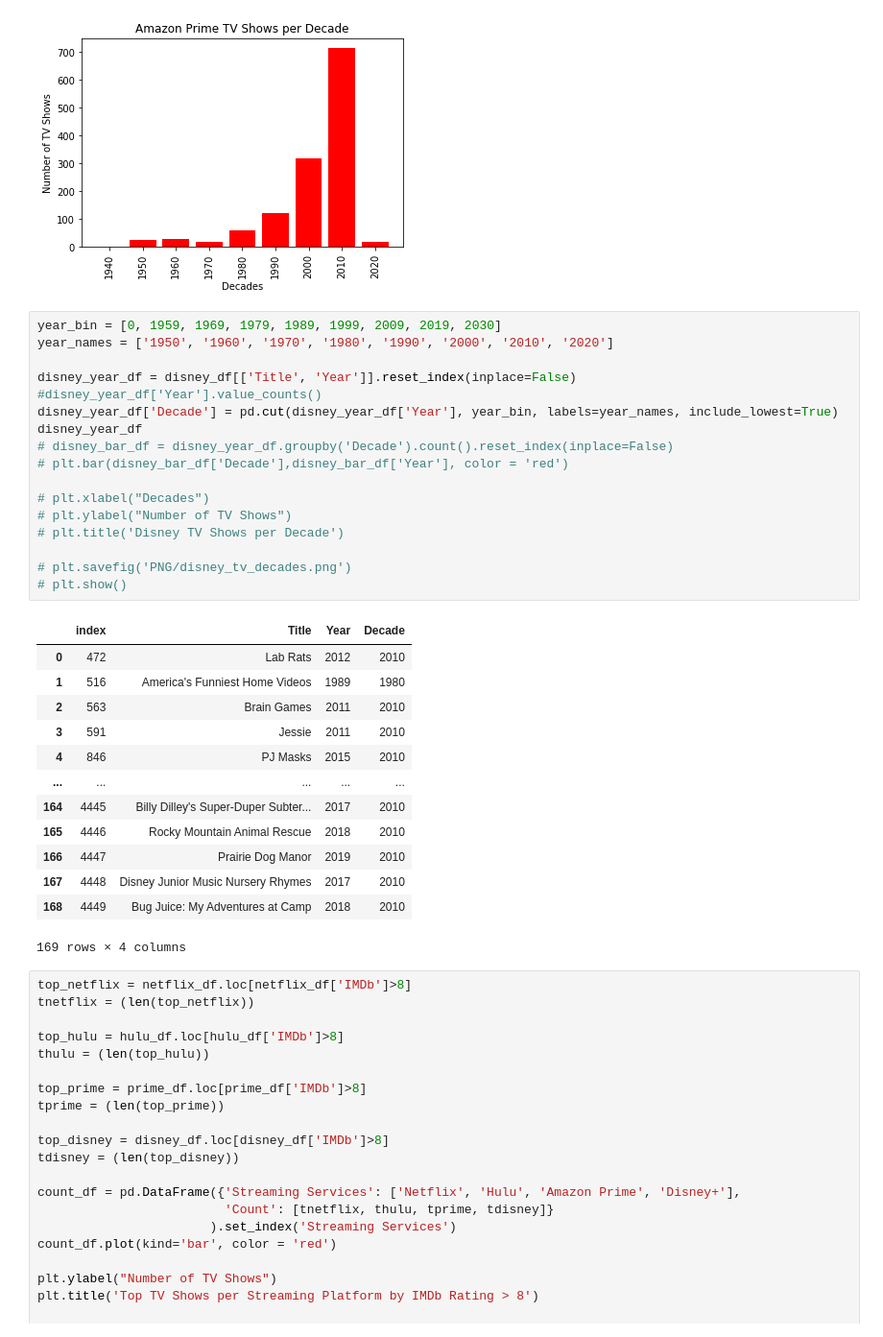
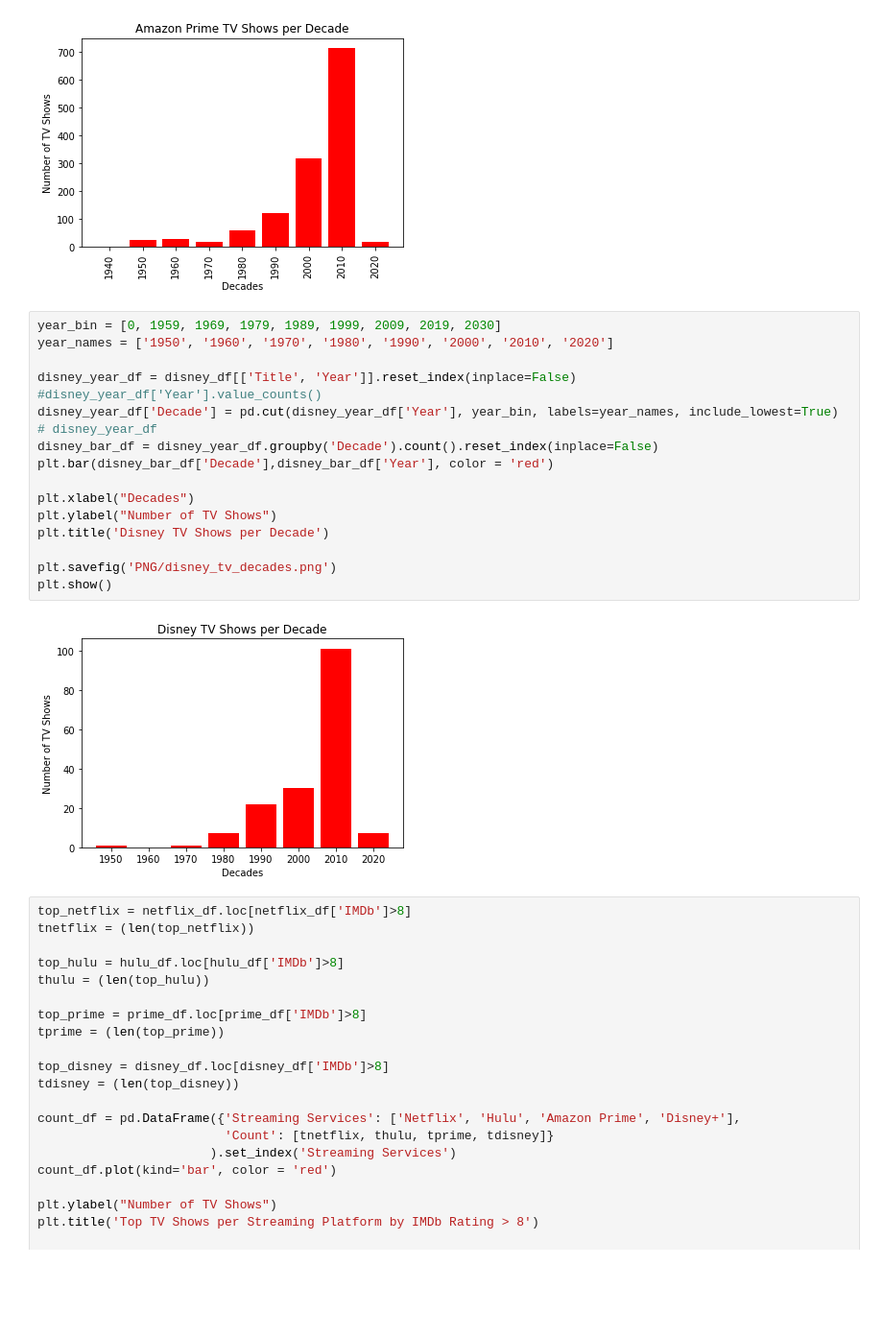
Before and after one commit to trevorguleserian/Project1, a Jupyter notebook: tv_data.ipynb, the cells around one changed output. Shown: that part at 96% size. Saved outputs shown, nothing was run; the diff lists cells and outputs as text; blank space fills up the shorter version.

```diff
--- a/tv_data.ipynb
+++ b/tv_data.ipynb
@@ -150,34 +150,22 @@ plt.show()
 # %%
 year_bin = [0, 1959, 1969, 1979, 1989, 1999, 2009, 2019, 2030]
 year_names = ['1950', '1960', '1970', '1980', '1990', '2000', '2010', '2020']
 
 disney_year_df = disney_df[['Title', 'Year']].reset_index(inplace=False)
 #disney_year_df['Year'].value_counts()
 disney_year_df['Decade'] = pd.cut(disney_year_df['Year'], year_bin, labels=year_names, include_lowest=True)
-disney_year_df
-# disney_bar_df = disney_year_df.groupby('Decade').count().reset_index(inplace=False)
-# plt.bar(disney_bar_df['Decade'],disney_bar_df['Year'], color = 'red')
+# disney_year_df
+disney_bar_df = disney_year_df.groupby('Decade').count().reset_index(inplace=False)
+plt.bar(disney_bar_df['Decade'],disney_bar_df['Year'], color = 'red')
 
-# plt.xlabel("Decades")
-# plt.ylabel("Number of TV Shows")
-# plt.title('Disney TV Shows per Decade')
+plt.xlabel("Decades")
+plt.ylabel("Number of TV Shows")
+plt.title('Disney TV Shows per Decade')
 
-# plt.savefig('PNG/disney_tv_decades.png')
-# plt.show()
+plt.savefig('PNG/disney_tv_decades.png')
+plt.show()
 # %% [output]
-|  | index | Title | Year | Decade |
-| 0 | 472 | Lab Rats | 2012 | 2010 |
-| 1 | 516 | America's Funniest Home Videos | 1989 | 1980 |
-| 2 | 563 | Brain Games | 2011 | 2010 |
-| 3 | 591 | Jessie | 2011 | 2010 |
-| 4 | 846 | PJ Masks | 2015 | 2010 |
-| ... | ... | ... | ... | ... |
-| 164 | 4445 | Billy Dilley's Super-Duper Subter... | 2017 | 2010 |
-| 165 | 4446 | Rocky Mountain Animal Rescue | 2018 | 2010 |
-| 166 | 4447 | Prairie Dog Manor | 2019 | 2010 |
-| 167 | 4448 | Disney Junior Music Nursery Rhymes | 2017 | 2010 |
-| 168 | 4449 | Bug Juice: My Adventures at Camp | 2018 | 2010 |
-169 rows × 4 columns
+[figure, added]
 # %%
 top_netflix = netflix_df.loc[netflix_df['IMDb']>8]
 tnetflix = (len(top_netflix))
```
Also changed, not shown: parts of 1 cell of this notebook.
